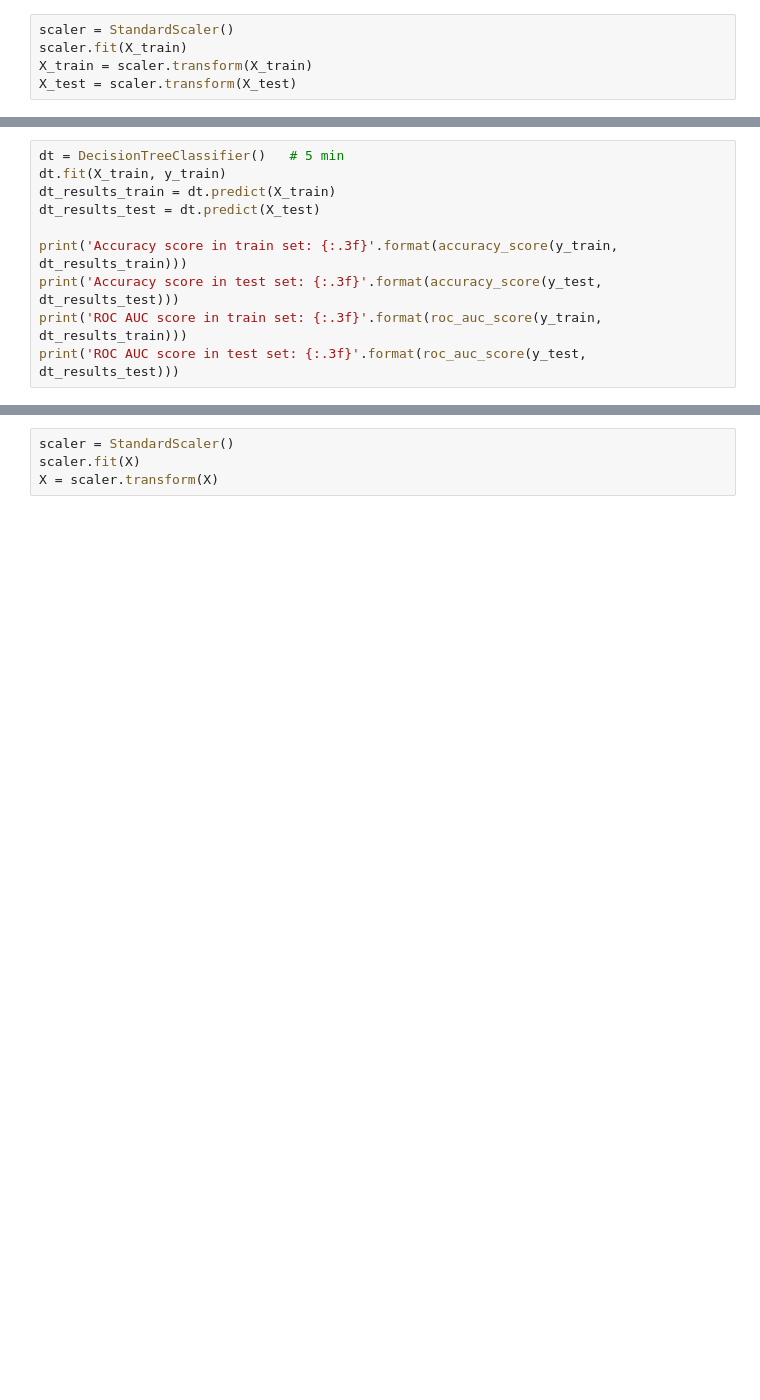
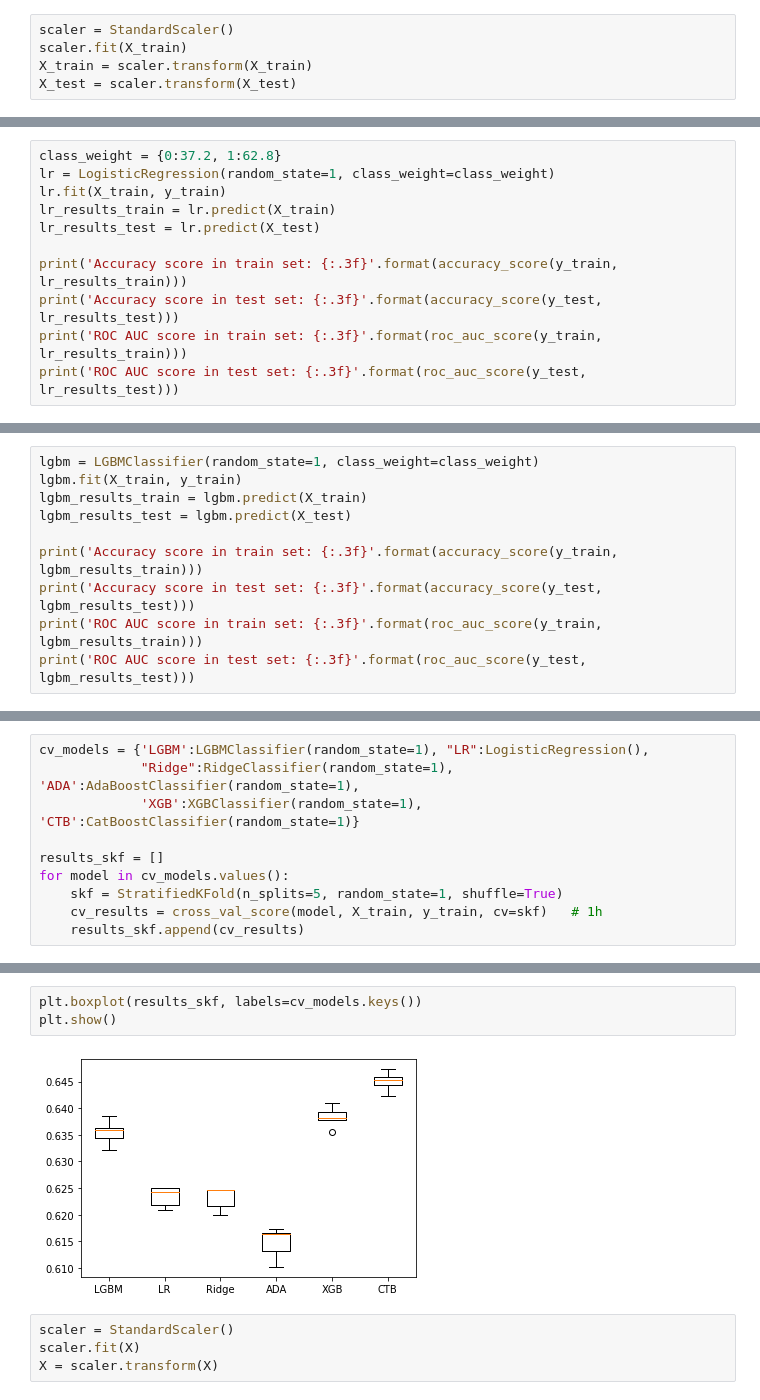
Before and after one commit to AleksanderWernik/2015_Flight_Delays, a Jupyter notebook: flights/flights.ipynb, the cells around one changed output, grey strips where cells are left out. Drawn from its saved outputs; the diff is of its cells as text; blank space fills up the shorter version.

Commit message:
one model

```diff
--- a/flights/flights.ipynb
+++ b/flights/flights.ipynb
@@ -845,10 +453,0 @@ X_test = scaler.transform(X_test)
-# %%
-dt = DecisionTreeClassifier()   # 5 min
-dt.fit(X_train, y_train)
-dt_results_train = dt.predict(X_train)
-dt_results_test = dt.predict(X_test)
-
-print('Accuracy score in train set: {:.3f}'.format(accuracy_score(y_train, dt_results_train)))
-print('Accuracy score in test set: {:.3f}'.format(accuracy_score(y_test, dt_results_test)))
-print('ROC AUC score in train set: {:.3f}'.format(roc_auc_score(y_train, dt_results_train)))
-print('ROC AUC score in test set: {:.3f}'.format(roc_auc_score(y_test, dt_results_test)))
@@ -859,0 +550,11 @@ ROC AUC score in test set: 0.565
+# %%
+class_weight = {0:37.2, 1:62.8}
+lr = LogisticRegression(random_state=1, class_weight=class_weight)
+lr.fit(X_train, y_train)
+lr_results_train = lr.predict(X_train)
+lr_results_test = lr.predict(X_test)
+
+print('Accuracy score in train set: {:.3f}'.format(accuracy_score(y_train, lr_results_train)))
+print('Accuracy score in test set: {:.3f}'.format(accuracy_score(y_test, lr_results_test)))
+print('ROC AUC score in train set: {:.3f}'.format(roc_auc_score(y_train, lr_results_train)))
+print('ROC AUC score in test set: {:.3f}'.format(roc_auc_score(y_test, lr_results_test)))
@@ -859,0 +566,10 @@ ROC AUC score in test set: 0.565
+# %%
+lgbm = LGBMClassifier(random_state=1, class_weight=class_weight)
+lgbm.fit(X_train, y_train)
+lgbm_results_train = lgbm.predict(X_train)
+lgbm_results_test = lgbm.predict(X_test)
+
+print('Accuracy score in train set: {:.3f}'.format(accuracy_score(y_train, lgbm_results_train)))
+print('Accuracy score in test set: {:.3f}'.format(accuracy_score(y_test, lgbm_results_test)))
+print('ROC AUC score in train set: {:.3f}'.format(roc_auc_score(y_train, lgbm_results_train)))
+print('ROC AUC score in test set: {:.3f}'.format(roc_auc_score(y_test, lgbm_results_test)))
@@ -859,0 +583,10 @@ ROC AUC score in test set: 0.565
+# %%
+cv_models = {'LGBM':LGBMClassifier(random_state=1), "LR":LogisticRegression(),
+             "Ridge":RidgeClassifier(random_state=1), 'ADA':AdaBoostClassifier(random_state=1),
+             'XGB':XGBClassifier(random_state=1), 'CTB':CatBoostClassifier(random_state=1)}
+
+results_skf = []
+for model in cv_models.values():
+    skf = StratifiedKFold(n_splits=5, random_state=1, shuffle=True)
+    cv_results = cross_val_score(model, X_train, y_train, cv=skf)   # 1h
+    results_skf.append(cv_results)
@@ -860,3 +611,8 @@ ROC AUC score in test set: 0.565
+# %%
+plt.boxplot(results_skf, labels=cv_models.keys())
+plt.show()
+# %% [output]
+[figure, added]
 # %%
 scaler = StandardScaler()
 scaler.fit(X)
```
Also changed, not shown: parts of 147 cells of this notebook.
